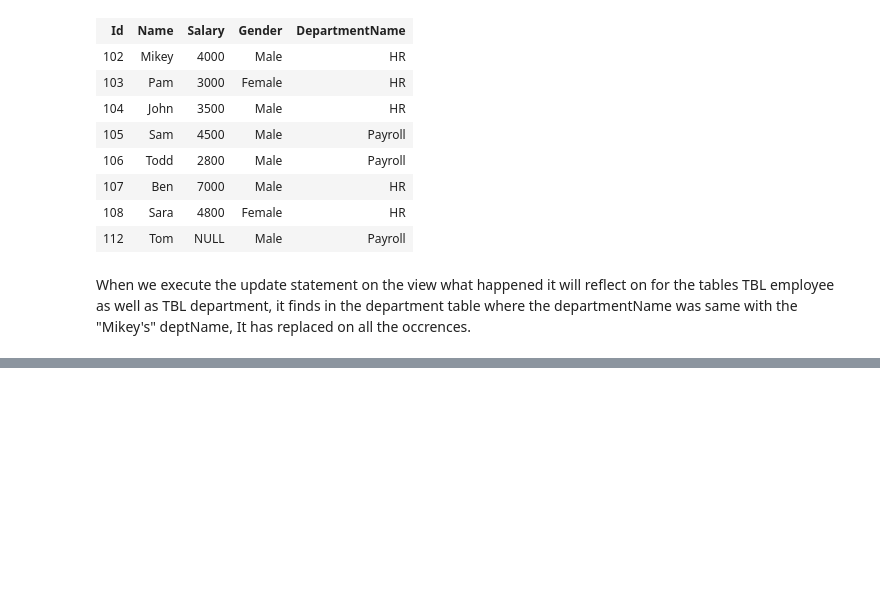
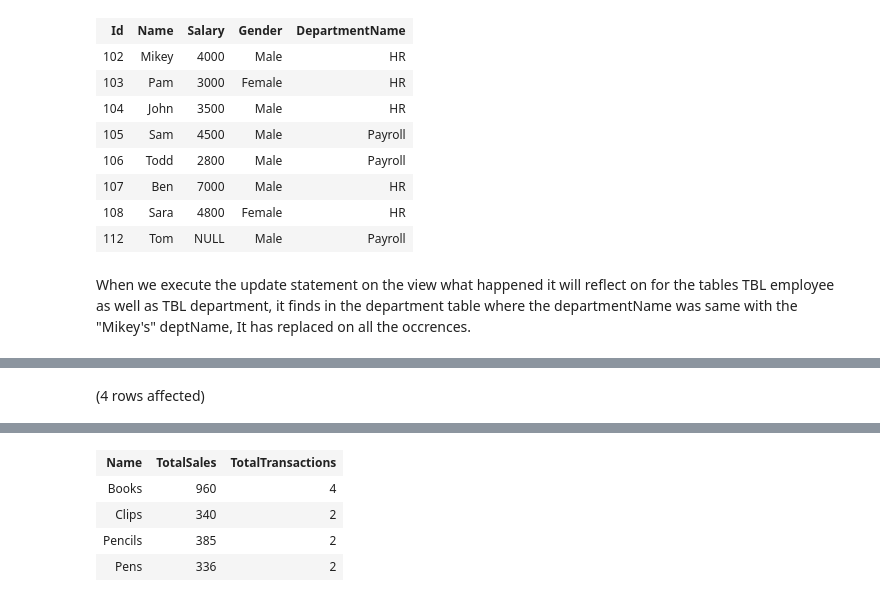
Before and after one commit to kanhaiya-bhayana-inc/Sql-server, a Jupyter notebook: Notebook 2 - Sql Server.ipynb, the cells around one changed output, grey strips where cells are left out. Saved outputs shown, nothing was run; the diff lists cells and outputs as text; code cells hidden in the pictures; blank space fills up the shorter version.

```diff
--- a/Notebook 2 - Sql Server.ipynb
+++ b/Notebook 2 - Sql Server.ipynb
@@ -1210,0 +1303,4 @@ When we execute the update statement on the view what happened it will reflect o
+# %%
+SELECT * FROM vwTotalSalesByproduct
+# %% [output]
+(4 rows affected)
@@ -1210,0 +1308,5 @@ When we execute the update statement on the view what happened it will reflect o
+| Name | TotalSales | TotalTransactions |
+| Books | 960 | 4 |
+| Clips | 340 | 2 |
+| Pencils | 385 | 2 |
+| Pens | 336 | 2 |
```
Also changed, not shown: parts of 13 cells of this notebook.
